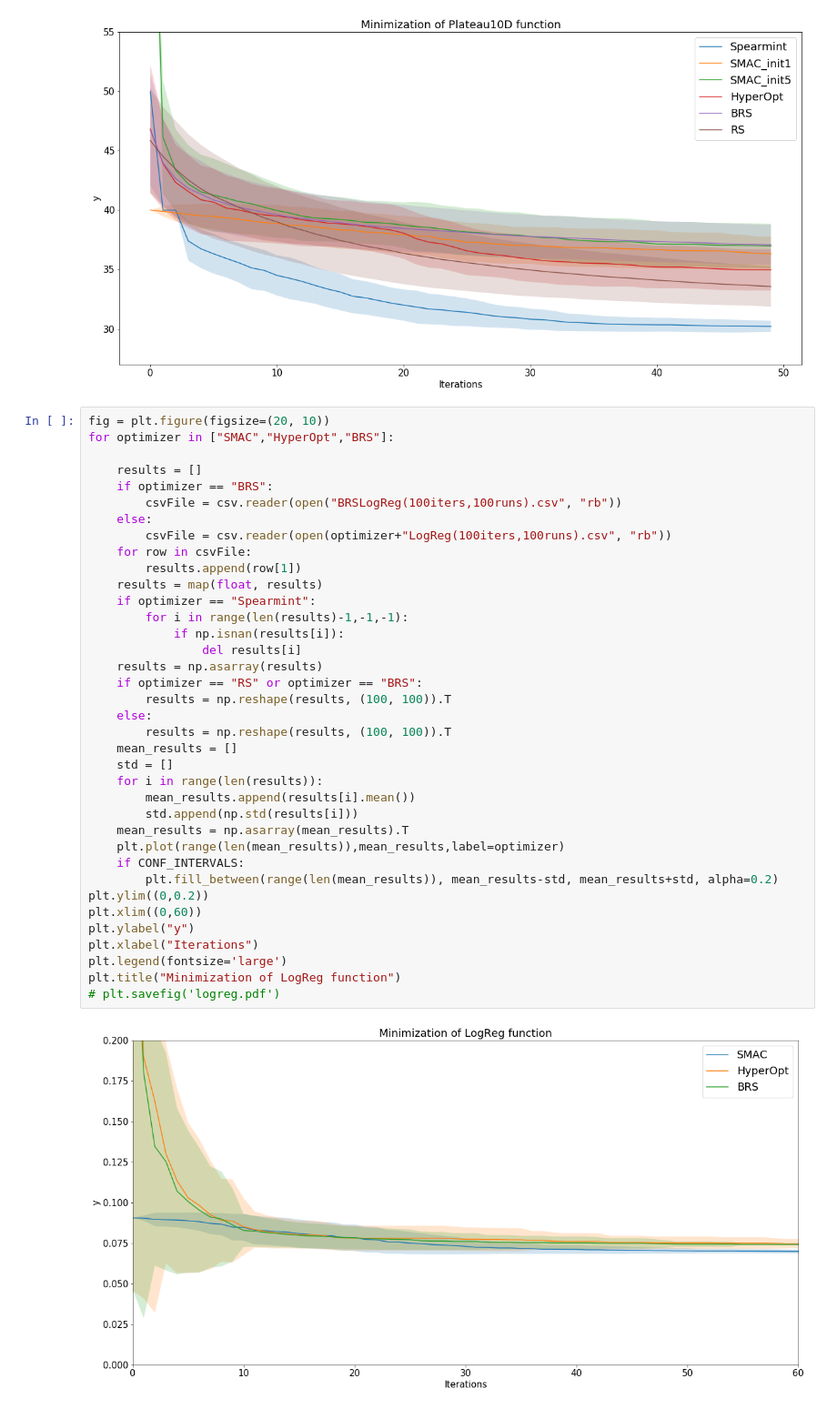
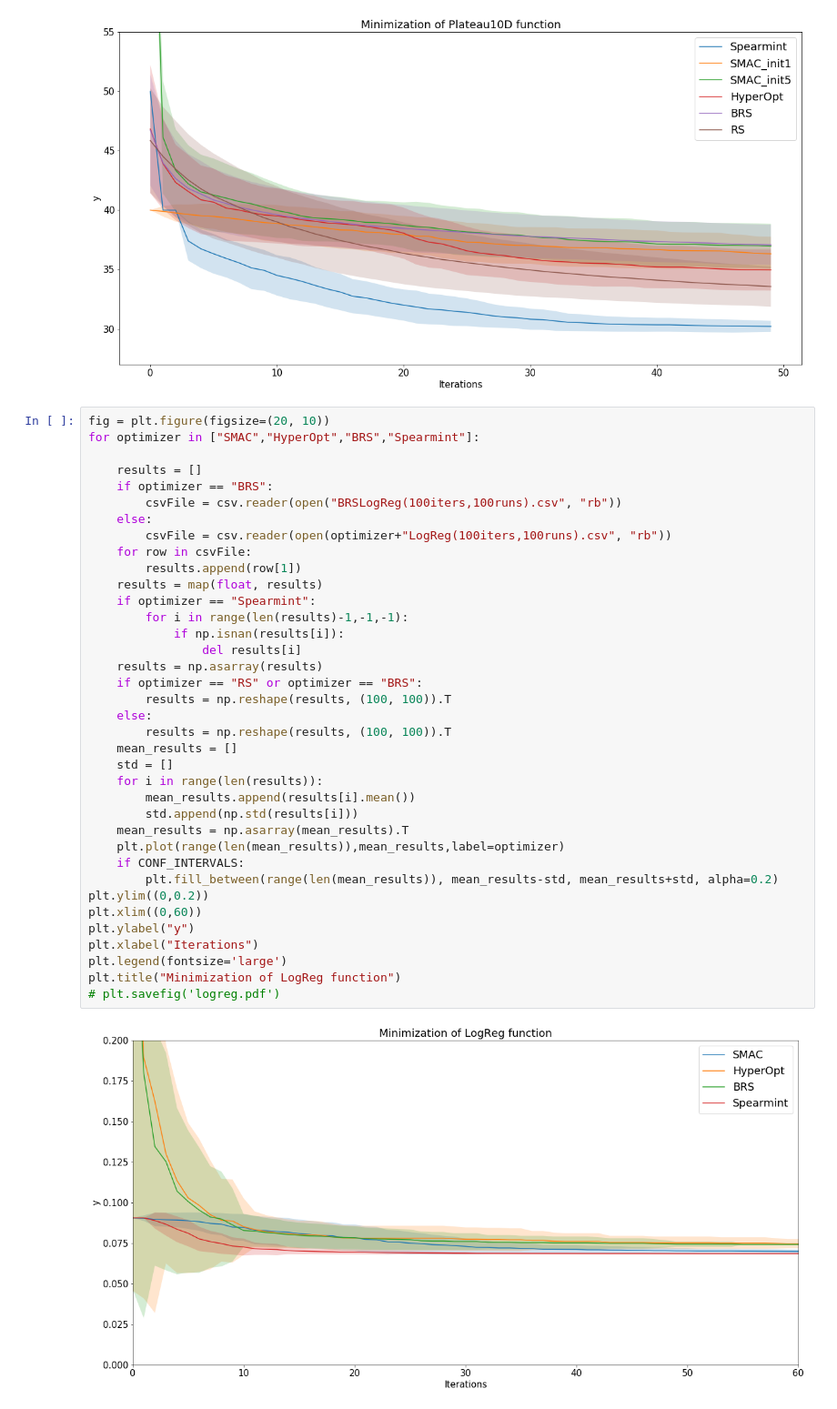
Before and after one commit to IlyaSolomatin/BayesOpt, a Jupyter notebook: Results/ResultPlotter.ipynb, the cells around one changed output. Shown at 91% size. Cells and saved outputs as stored; diff of their text form.

```diff
--- a/Results/ResultPlotter.ipynb
+++ b/Results/ResultPlotter.ipynb
@@ -185,7 +185,7 @@ plt.title("Minimization of Plateau10D function")
 [figure]
 # %%
 fig = plt.figure(figsize=(20, 10))
-for optimizer in ["SMAC","HyperOpt","BRS"]:
+for optimizer in ["SMAC","HyperOpt","BRS","Spearmint"]:
 
     results = []
     if optimizer == "BRS":
@@ -194,31 +194,31 @@ for optimizer in ["SMAC","HyperOpt","BRS"]:
         csvFile = csv.reader(open(optimizer+"LogReg(100iters,100runs).csv", "rb"))
     for row in csvFile:
         results.append(row[1])
     results = map(float, results)
     if optimizer == "Spearmint":
         for i in range(len(results)-1,-1,-1):
             if np.isnan(results[i]):
                 del results[i]
     results = np.asarray(results)
     if optimizer == "RS" or optimizer == "BRS":
         results = np.reshape(results, (100, 100)).T
     else:
         results = np.reshape(results, (100, 100)).T
     mean_results = []
     std = []
     for i in range(len(results)):
         mean_results.append(results[i].mean())
         std.append(np.std(results[i]))
     mean_results = np.asarray(mean_results).T
     plt.plot(range(len(mean_results)),mean_results,label=optimizer)
     if CONF_INTERVALS:
         plt.fill_between(range(len(mean_results)), mean_results-std, mean_results+std, alpha=0.2)
 plt.ylim((0,0.2))
 plt.xlim((0,60))
 plt.ylabel("y")
 plt.xlabel("Iterations")
 plt.legend(fontsize='large')
 plt.title("Minimization of LogReg function")
 # plt.savefig('logreg.pdf')
 # %% [output]
-[figure, old version]
+[figure, new version]
```
Also changed, not shown: 2 other files.
